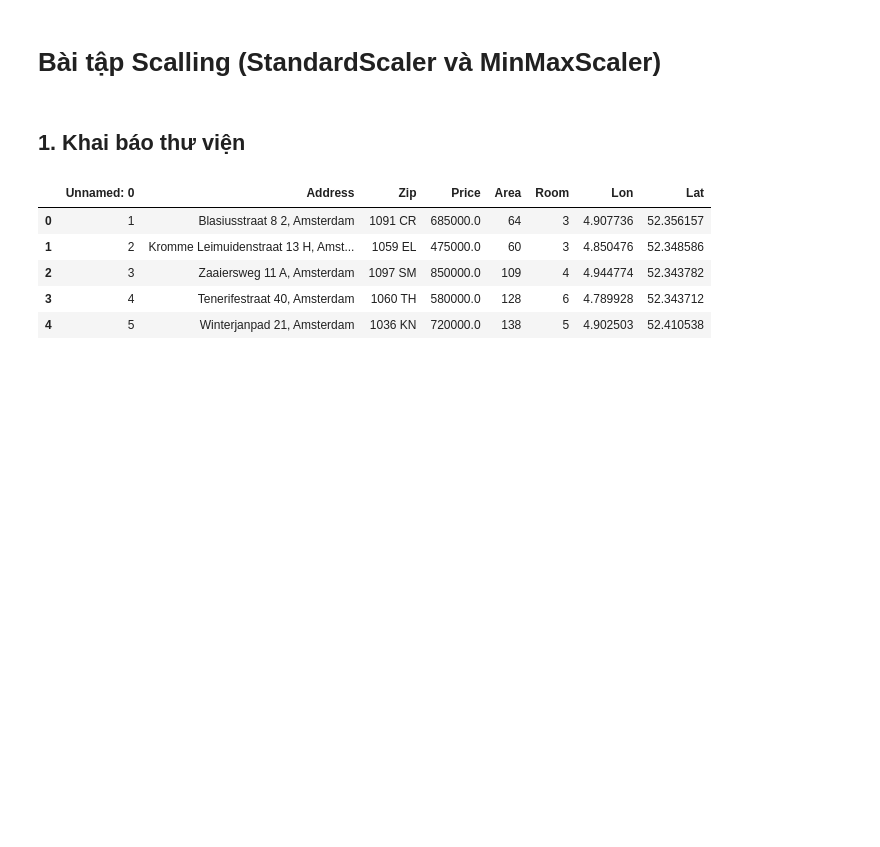
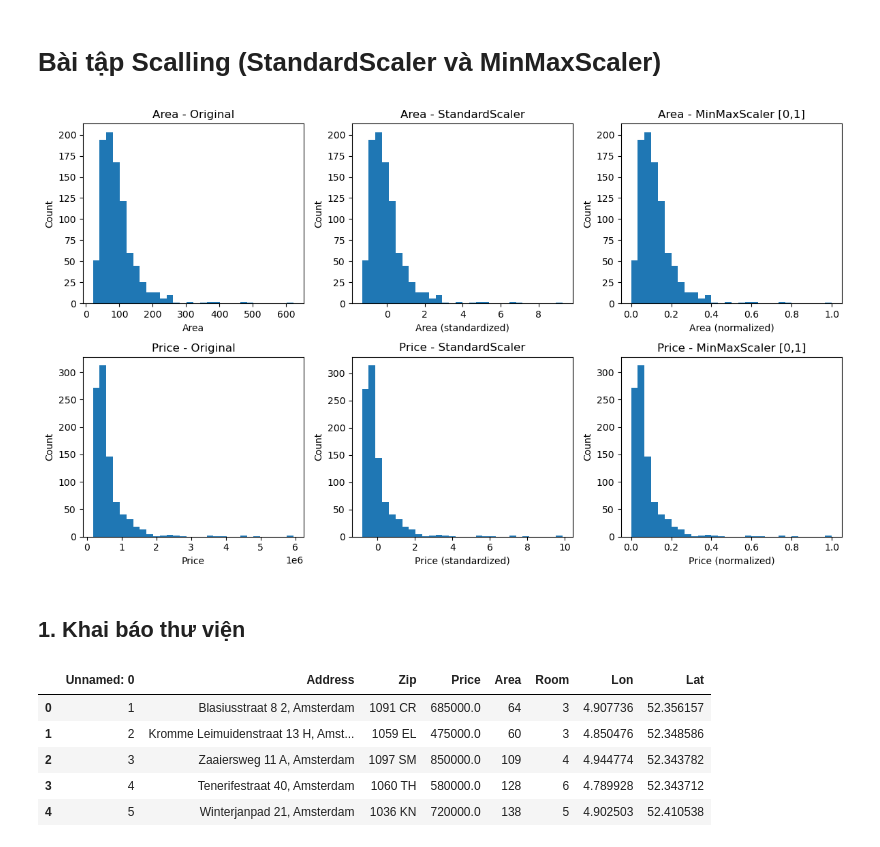
Before and after one commit to aquattda/ML_04, a Jupyter notebook: Lab/Lab.ipynb, the cells around one changed output. Saved outputs shown, nothing was run; the diff lists cells and outputs as text; code cells hidden in the pictures; blank space fills up the shorter version.

```diff
--- a/Lab/Lab.ipynb
+++ b/Lab/Lab.ipynb
@@ -2,0 +7,3 @@
+# %%
+# Lấy 2 cột Area và Price với điều kiện đủ giá trị
+X = df[['Area', 'Price']].dropna()
@@ -3,3 +18,20 @@
+# %%
+# tạo 6 biểu đồ phụ (2 hàng, 3 cột) với kích thước 12 inch rộng và 7 inch cao.
+fig, axes = plt.subplots(2, 3, figsize=(12, 7))
+axes = axes.ravel() # 2D -> 1D, duyệt theo thứ tự hàng-cột
+# vẽ histogram Area, bins: số cột, set_title/set_xlabel: thêm tiêu đề/trục X
+axes[0].hist(X['Area'], bins=30);       axes[0].set_title('Area - Original');           axes[0].set_xlabel('Area')
+axes[1].hist(X['Area_std'], bins=30);   axes[1].set_title('Area - StandardScaler');     axes[1].set_xlabel('Area (standardized)')
+axes[2].hist(X['Area_mm'], bins=30);    axes[2].set_title('Area - MinMaxScaler [0,1]'); axes[2].set_xlabel('Area (normalized)')
+# vẽ histogram Price
+axes[3].hist(X['Price'], bins=30);      axes[3].set_title('Price - Original');          axes[3].set_xlabel('Price')
+axes[4].hist(X['Price_std'], bins=30);  axes[4].set_title('Price - StandardScaler');    axes[4].set_xlabel('Price (standardized)')
+axes[5].hist(X['Price_mm'], bins=30);   axes[5].set_title('Price - MinMaxScaler [0,1]');axes[5].set_xlabel('Price (normalized)')
+# Đặt cột Y cho toàn bộ historgram là Count
+for ax in axes: ax.set_ylabel('Count')
+plt.tight_layout(); plt.show() # tight_layout() căn chỉnh khoảng cách các subplot
+# %% [output]
+[figure, added]
 # %% [markdown]
 ## 1. Khai báo thư viện
 # %%
```
Also changed, not shown: parts of 3 cells of this notebook.
